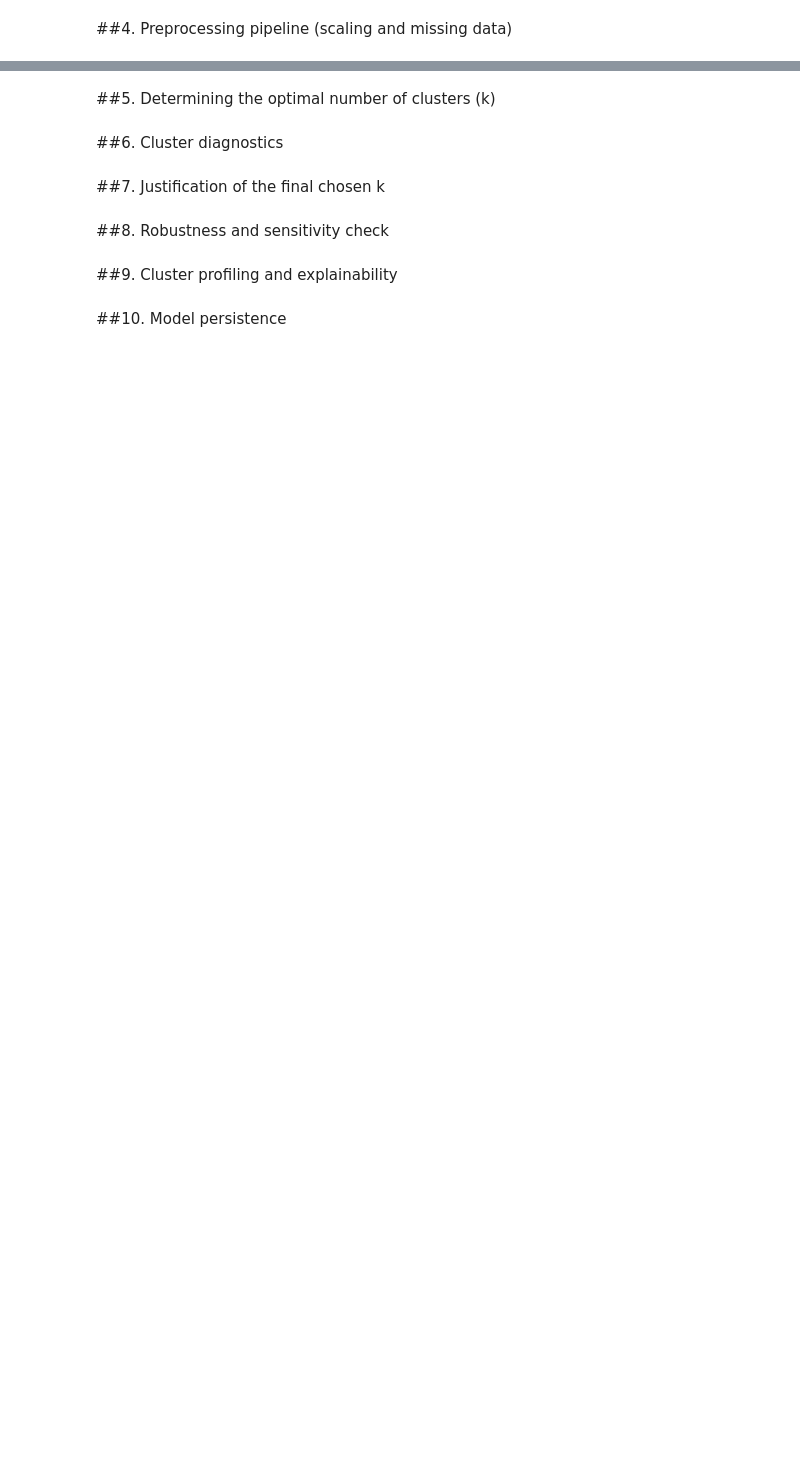
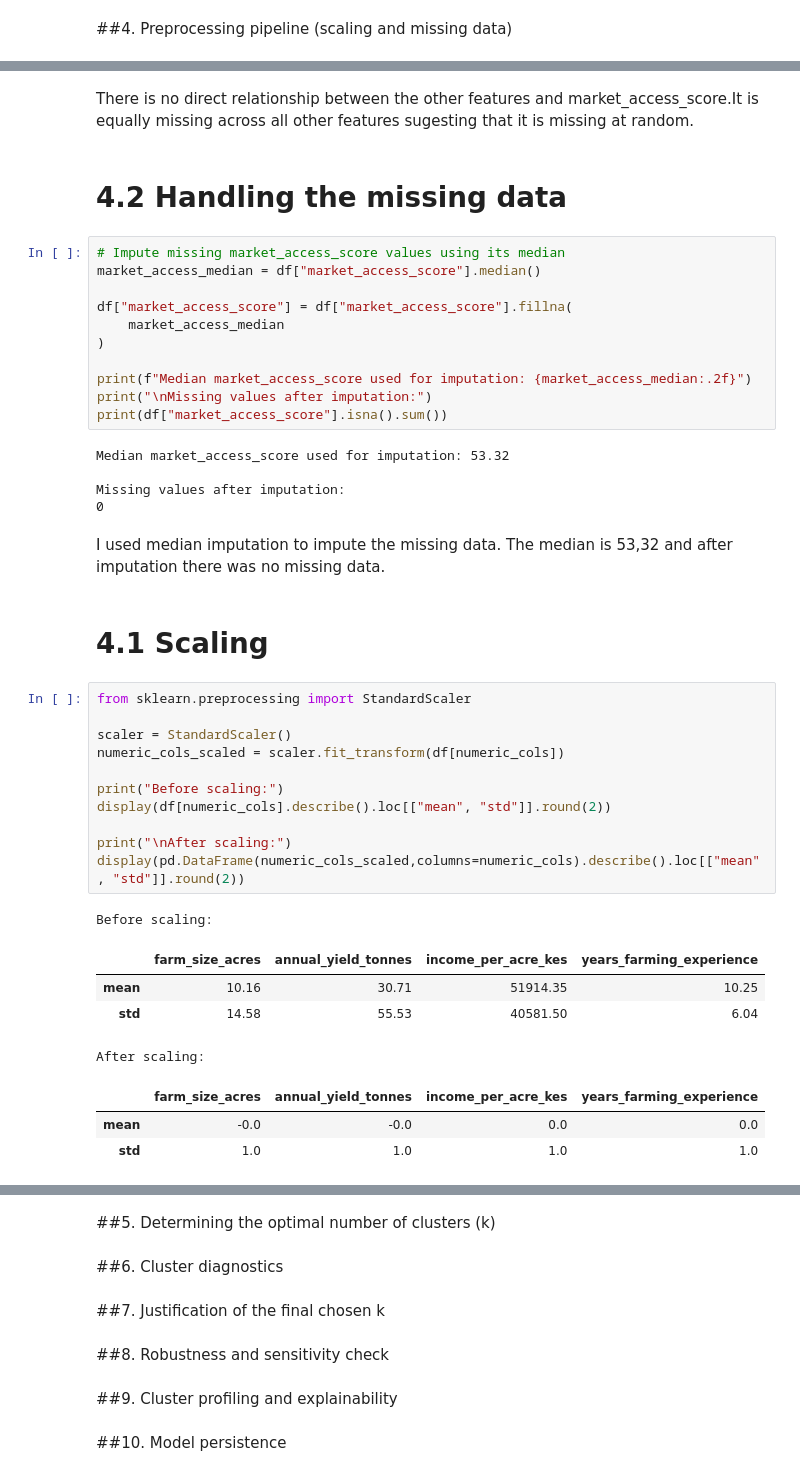
Before and after one commit to tanuiivy/bbt4106-202604-D4-clustering, a Jupyter notebook: lab_submission/bbt4106_202604_D4_clustering.ipynb, the cells around one changed output, grey strips where cells are left out. Cells and saved outputs as stored; diff of their text form; blank space fills up the shorter version.

Commit message:
Handled the missing data and performed scaling.

```diff
--- a/lab_submission/bbt4106_202604_D4_clustering.ipynb
+++ b/lab_submission/bbt4106_202604_D4_clustering.ipynb
@@ -301,0 +420,44 @@ It is reserved for profiling clusters after they are formed.
+# %% [markdown]
+There is no direct relationship between the other features and market_access_score.It is equally missing across all other features sugesting that it is missing at random.
+# %% [markdown]
+# 4.2 Handling the missing data
+# %%
+# Impute missing market_access_score values using its median
+market_access_median = df["market_access_score"].median()
+
+df["market_access_score"] = df["market_access_score"].fillna(
+    market_access_median
+)
+
+print(f"Median market_access_score used for imputation: {market_access_median:.2f}")
+print("\nMissing values after imputation:")
+print(df["market_access_score"].isna().sum())
+# %% [output]
+Median market_access_score used for imputation: 53.32
+
+Missing values after imputation:
+0
+# %% [markdown]
+I used median imputation to impute the missing data. The median is 53,32 and after imputation there was no missing data.
+# %% [markdown]
+# 4.1 Scaling
+# %%
+from sklearn.preprocessing import StandardScaler
+
+scaler = StandardScaler()
+numeric_cols_scaled = scaler.fit_transform(df[numeric_cols])
+
+print("Before scaling:")
+display(df[numeric_cols].describe().loc[["mean", "std"]].round(2))
+
+print("\nAfter scaling:")
+display(pd.DataFrame(numeric_cols_scaled,columns=numeric_cols).describe().loc[["mean", "std"]].round(2))
+# %% [output]
+Before scaling:
+|  | farm_size_acres | annual_yield_tonnes | income_per_acre_kes | years_farming_experience |
+| mean | 10.16 | 30.71 | 51914.35 | 10.25 |
+| std | 14.58 | 55.53 | 40581.50 | 6.04 |
+After scaling:
+|  | farm_size_acres | annual_yield_tonnes | income_per_acre_kes | years_farming_experience |
+| mean | -0.0 | -0.0 | 0.0 | 0.0 |
+| std | 1.0 | 1.0 | 1.0 | 1.0 |
```
Also changed, not shown: parts of 10 cells of this notebook.
